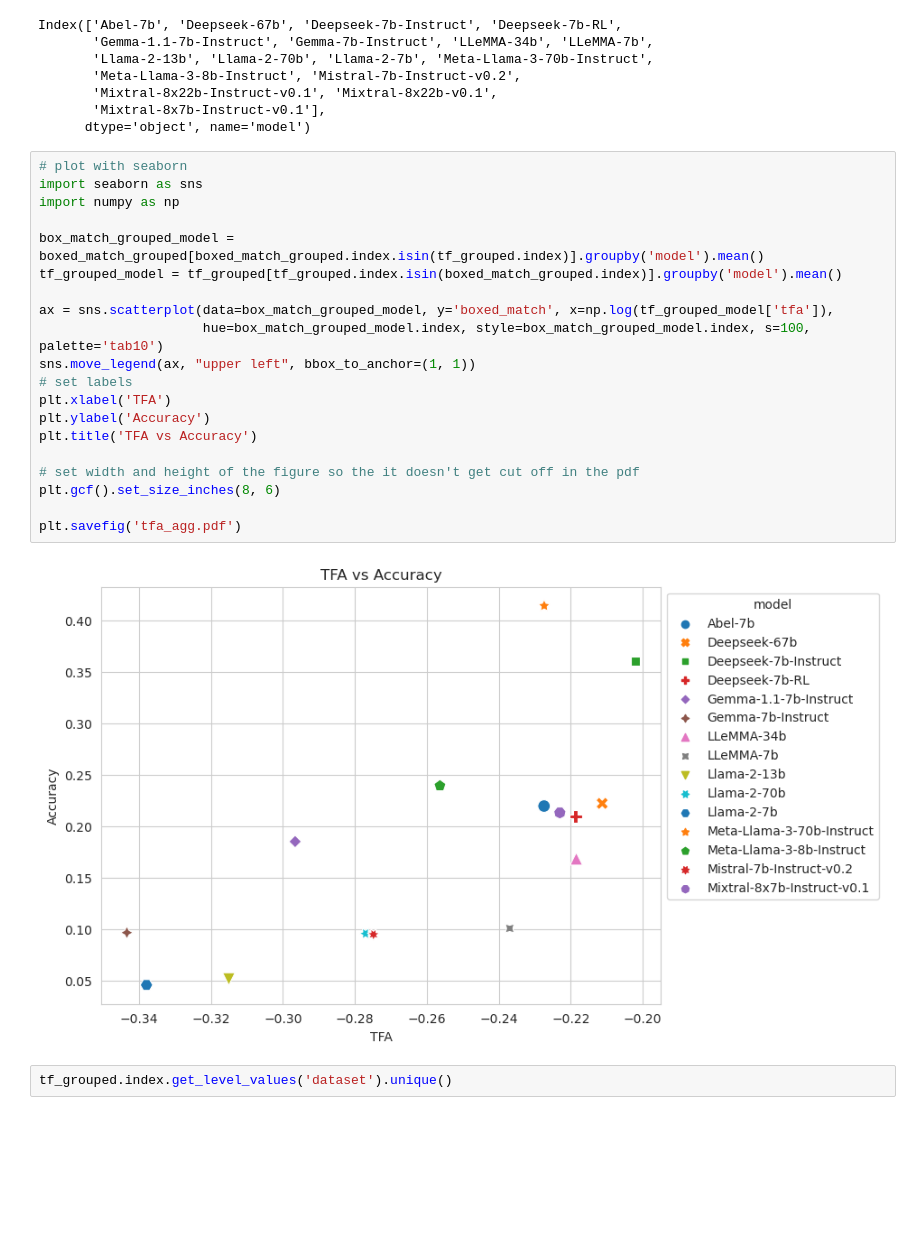
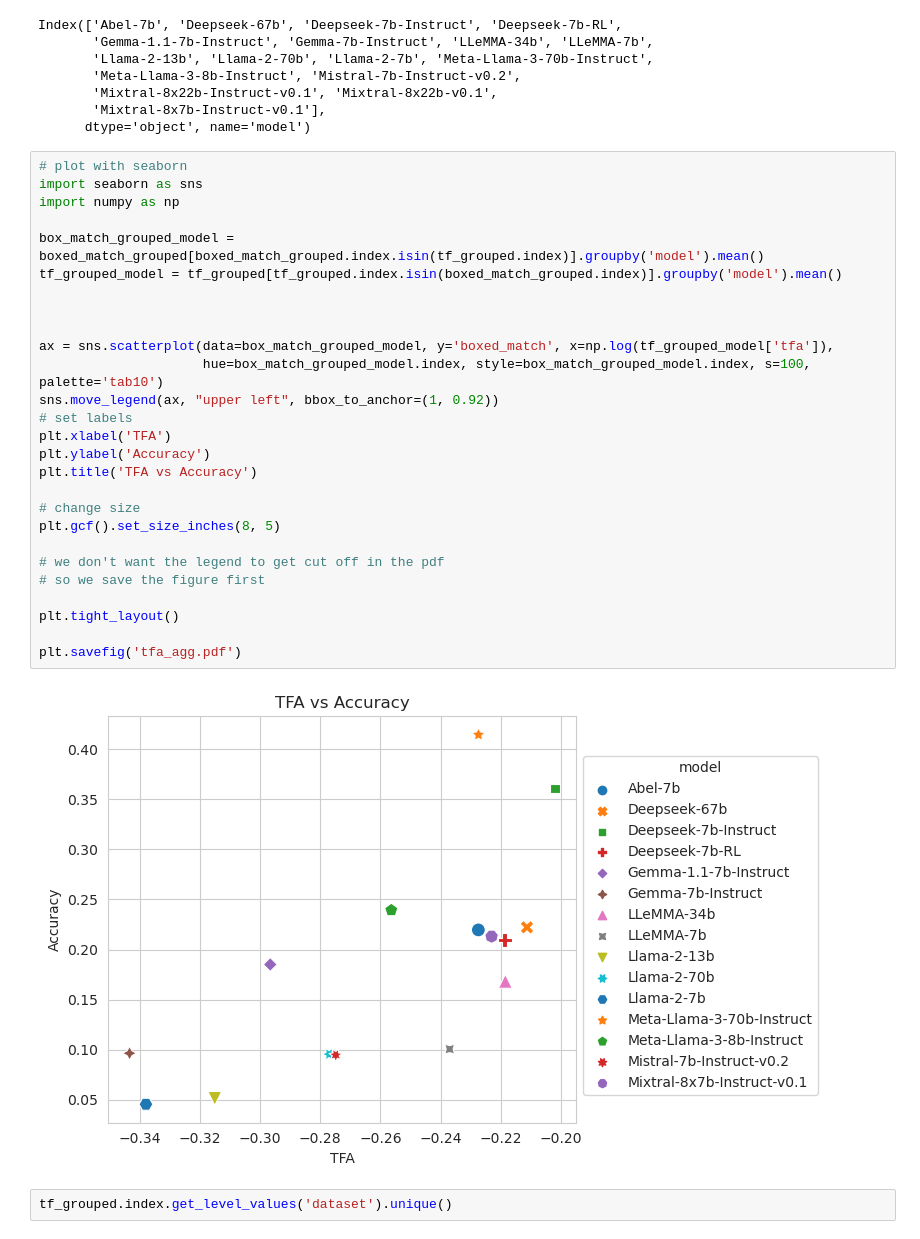
Before and after one commit to kaifronsdal/TheoremSense, a Jupyter notebook: theoremsense/explore_metrics.ipynb, the cells around one changed output. Drawn from its saved outputs; the diff is of its cells as text; blank space fills up the shorter version.

Commit message:
plots

```diff
--- a/theoremsense/explore_metrics.ipynb
+++ b/theoremsense/explore_metrics.ipynb
@@ -726,25 +726,32 @@ Index(['Abel-7b', 'Deepseek-67b', 'Deepseek-7b-Instruct', 'Deepseek-7b-RL',
 # %%
 # plot with seaborn
 import seaborn as sns
 import numpy as np
 
 box_match_grouped_model = boxed_match_grouped[boxed_match_grouped.index.isin(tf_grouped.index)].groupby('model').mean()
 tf_grouped_model = tf_grouped[tf_grouped.index.isin(boxed_match_grouped.index)].groupby('model').mean()
 
+
+
 ax = sns.scatterplot(data=box_match_grouped_model, y='boxed_match', x=np.log(tf_grouped_model['tfa']),
                      hue=box_match_grouped_model.index, style=box_match_grouped_model.index, s=100, palette='tab10')
-sns.move_legend(ax, "upper left", bbox_to_anchor=(1, 1))
+sns.move_legend(ax, "upper left", bbox_to_anchor=(1, 0.92))
 # set labels
 plt.xlabel('TFA')
 plt.ylabel('Accuracy')
 plt.title('TFA vs Accuracy')
 
-# set width and height of the figure so the it doesn't get cut off in the pdf
-plt.gcf().set_size_inches(8, 6)
+# change size
+plt.gcf().set_size_inches(8, 5)
+
+# we don't want the legend to get cut off in the pdf
+# so we save the figure first
+
+plt.tight_layout()
 
 plt.savefig('tfa_agg.pdf')
 # %% [output]
-[figure, old version]
+[figure, new version]
 # %%
 tf_grouped.index.get_level_values('dataset').unique()
 # %% [output]
```
Also changed, not shown: 1 other file.
